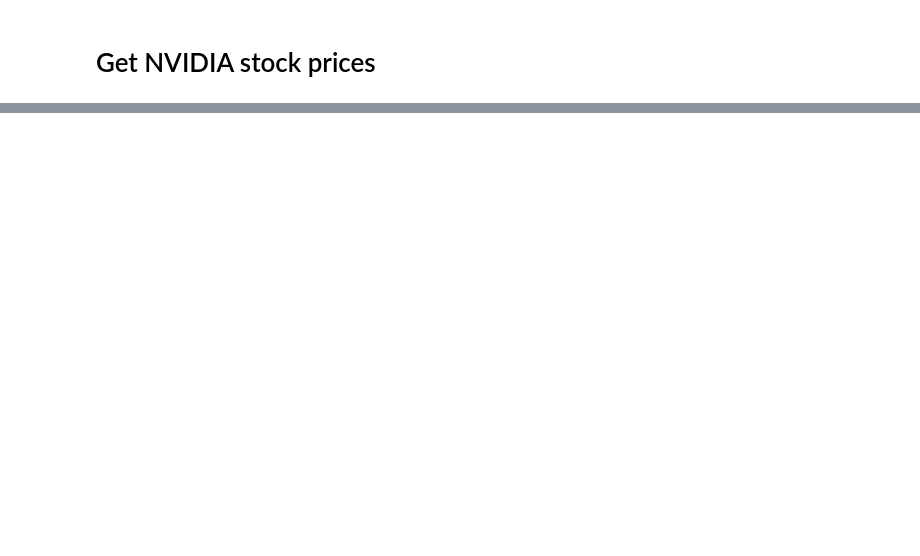
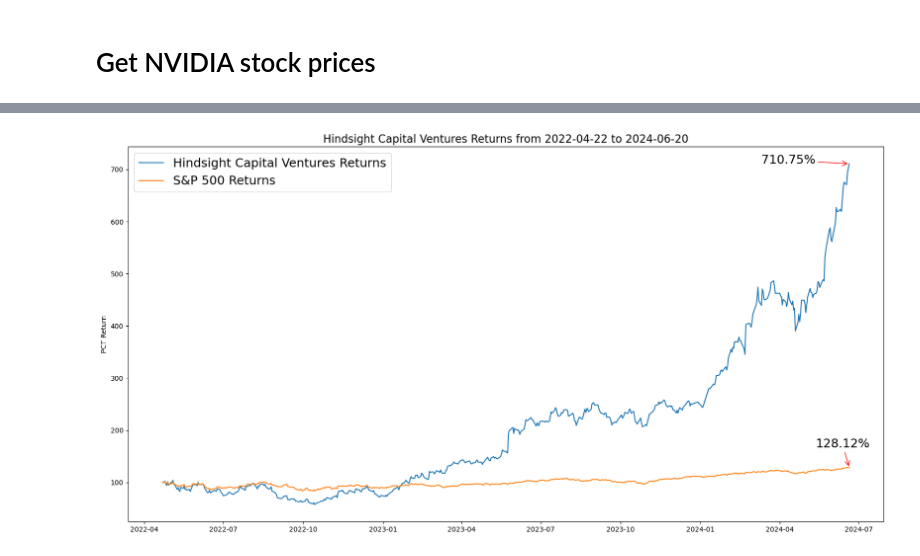
Before and after one commit to cparish312/hindsight, a Jupyter notebook: hindsight_server/auglab_demo/nvidia.ipynb, the cells around one changed output, grey strips where cells are left out. Saved outputs shown, nothing was run; the diff lists cells and outputs as text; code cells hidden in the pictures; blank space fills up the shorter version.

```diff
--- a/hindsight_server/auglab_demo/nvidia.ipynb
+++ b/hindsight_server/auglab_demo/nvidia.ipynb
@@ -37,0 +98,44 @@ plt.show()
+# %%
+sell_price = 138.81
+buy_price = 19.53
+full_data['pct_return'] = (full_data['Adj Close'] / buy_price)*100
+sp_start_value = sp_full_data.iloc[0]['Adj Close']
+sp_full_data['pct_return'] = (sp_full_data['Adj Close'] / sp_start_value)*100
+# %%
+pct_return = (sell_price / buy_price)*100
+full_data.at[full_data.index[-1], 'pct_return'] = pct_return
+full_data.at[full_data.index[-1], 'Adj Close'] = sell_price
+# %%
+plt.figure(figsize = (20,10))
+start_date = min(full_data.index).date()
+end_date = max(full_data.index).date()
+plt.title('Hindsight Capital Ventures Returns from {} to {}'.format(start_date,
+                                                end_date), fontsize=16)
+plt.plot(full_data['pct_return'], label='Hindsight Capital Ventures Returns')
+plt.plot(sp_full_data['pct_return'], label='S&P 500 Returns')
+# buy_date, buy_price = (datetime(2022, 4, 22), 19.53)
+# if buy_date in data.index:
+#     opening_price_on_date = data.loc[buy_date, 'Open']
+#     plt.scatter(buy_date, opening_price_on_date, color='blue', label='Buy', s=100)  # mark the date with a red dot
+#     # plt.annotate(f'{round(opening_price_on_date, 2)}', (buy_date, opening_price_on_date), textcoords="offset points", xytext=(0,10), ha='center')
+
+# sell_dates = [(datetime(2024, 5, 8), 89.92), (datetime(2024, 6, 20), 138.81)]
+# for sell_date, sell_price in sell_dates:
+#     if sell_date in data.index:
+#         opening_price_on_date = data.loc[sell_date, 'Open']
+#         plt.scatter(sell_date, opening_price_on_date, color='red', label='Sell', s=100)  # mark the date with a red dot
+#         # plt.annotate(f'{round(opening_price_on_date, 2)}', (sell_date, opening_price_on_date), textcoords="offset points", xytext=(0,10), ha='center')
+last_point = full_data.iloc[-1]
+
+plt.annotate(f'{round(pct_return, 2)}%', (max(full_data.index), last_point['pct_return']), textcoords="offset points", xytext=(-90,0), fontsize=18,
+             ha='center', arrowprops=dict(arrowstyle="->", connectionstyle="arc3", color='red'))
+
+sp_pct_return = sp_full_data.iloc[-1]['pct_return']
+plt.annotate(f'{round(sp_pct_return, 2)}%', (max(sp_full_data.index), sp_pct_return), textcoords="offset points", xytext=(-10,30), fontsize=18,
+             ha='center', arrowprops=dict(arrowstyle="->", connectionstyle="arc3", color='red'))
+
+plt.ylabel("PCT Return")
+plt.legend(loc='upper left', fontsize=18)
+plt.show()
+# %% [output]
+[figure, added]
```
Also changed, not shown: parts of 23 cells of this notebook, 2 other files.
